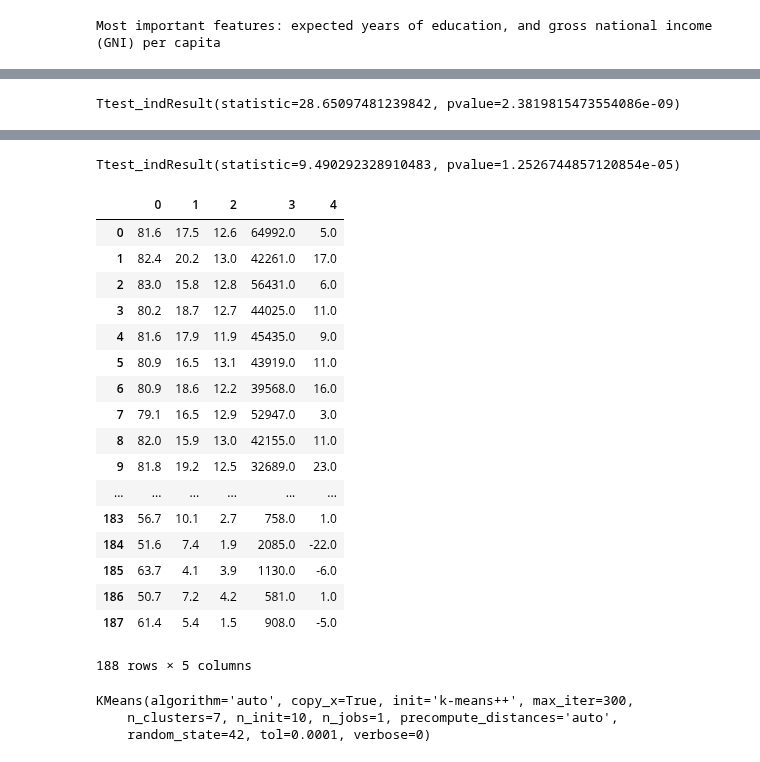
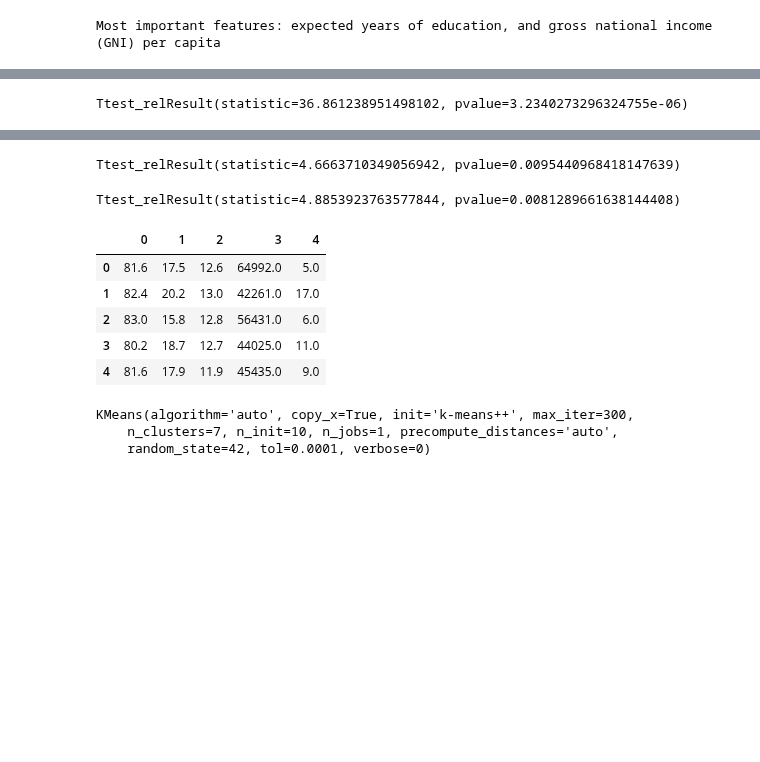
Before and after one commit to vivekramanan/data-mining-human-development-index, a Jupyter notebook: HDI Leave one out, and Clustering.ipynb, the cells around one changed output, grey strips where cells are left out. Cells and saved outputs as stored; diff of their text form; code cells hidden in the pictures; blank space fills up the shorter version.

```diff
--- a/HDI Leave one out, and Clustering.ipynb
+++ b/HDI Leave one out, and Clustering.ipynb
@@ -238,10 +246,10 @@ Accuracy:  0.351063829787
 # %%
-from scipy.stats import ttest_ind
-nb = [0.888523316639, 0.858395075279, 0.848114523879, 0.850696309223, 0.881246699104]
+from scipy.stats import ttest_rel
+nb = [0.789473684211,0.736842105263,0.719298245614,0.723684210526,0.776595744681]
 lr = [0.421052631579, 0.342105263158,0.333333333333,0.355263157895,0.351063829787]
-print ttest_ind(nb,lr)
+print ttest_rel(nb,lr)
 # %% [output]
-Ttest_indResult(statistic=28.65097481239842, pvalue=2.3819815473554086e-09)
+Ttest_relResult(statistic=36.861238951498102, pvalue=3.2340273296324755e-06)
 # %%
 predictions = []
 actuals = []
@@ -270,34 +278,26 @@ Logistic Regression
 Accuracy:  0.478723404255
 # %%
 lg = [0.526315789474,0.657894736842,0.59649122807,0.526315789474,0.478723404255]
-print ttest_ind(nb, lg)
+print ttest_rel(nb, lg)
 # %% [output]
-Ttest_indResult(statistic=9.490292328910483, pvalue=1.2526744857120854e-05)
+Ttest_relResult(statistic=4.6663710349056942, pvalue=0.0095440968418147639)
+# %%
+print ttest_rel(lg, lr)
+# %% [output]
+Ttest_relResult(statistic=4.8853923763577844, pvalue=0.0081289661638144408)
 # %%
 from sklearn import cluster
 # %%
 kmeans = cluster.KMeans(n_clusters=7, random_state=42)
 # %%
-features
+features[0:5]
 # %% [output]
 |  | 0 | 1 | 2 | 3 | 4 |
 | 0 | 81.6 | 17.5 | 12.6 | 64992.0 | 5.0 |
 | 1 | 82.4 | 20.2 | 13.0 | 42261.0 | 17.0 |
 | 2 | 83.0 | 15.8 | 12.8 | 56431.0 | 6.0 |
 | 3 | 80.2 | 18.7 | 12.7 | 44025.0 | 11.0 |
 | 4 | 81.6 | 17.9 | 11.9 | 45435.0 | 9.0 |
-| 5 | 80.9 | 16.5 | 13.1 | 43919.0 | 11.0 |
-| 6 | 80.9 | 18.6 | 12.2 | 39568.0 | 16.0 |
-| 7 | 79.1 | 16.5 | 12.9 | 52947.0 | 3.0 |
-| 8 | 82.0 | 15.9 | 13.0 | 42155.0 | 11.0 |
-| 9 | 81.8 | 19.2 | 12.5 | 32689.0 | 23.0 |
-| ... | ... | ... | ... | ... | ... |
-| 183 | 56.7 | 10.1 | 2.7 | 758.0 | 1.0 |
-| 184 | 51.6 | 7.4 | 1.9 | 2085.0 | -22.0 |
-| 185 | 63.7 | 4.1 | 3.9 | 1130.0 | -6.0 |
-| 186 | 50.7 | 7.2 | 4.2 | 581.0 | 1.0 |
-| 187 | 61.4 | 5.4 | 1.5 | 908.0 | -5.0 |
-188 rows × 5 columns
 # %%
 feats = new_hdi[["Life Expectancy at Birth", "Expected Years of Education", "Mean Years of Education", "Gross National Income (GNI) per Capita", "GNI per Capita Rank Minus HDI Rank"]]
 feats = feats.dropna()
```
Also changed, not shown: parts of 11 cells of this notebook.
